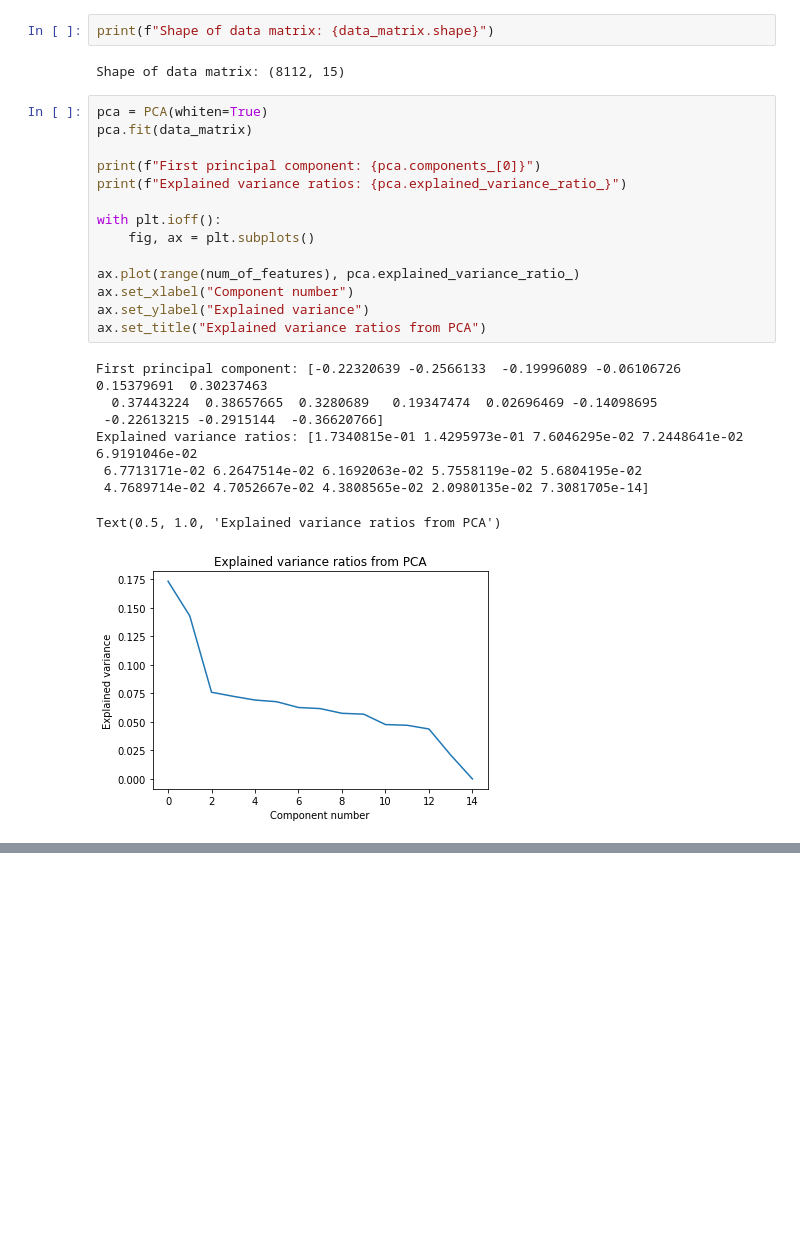
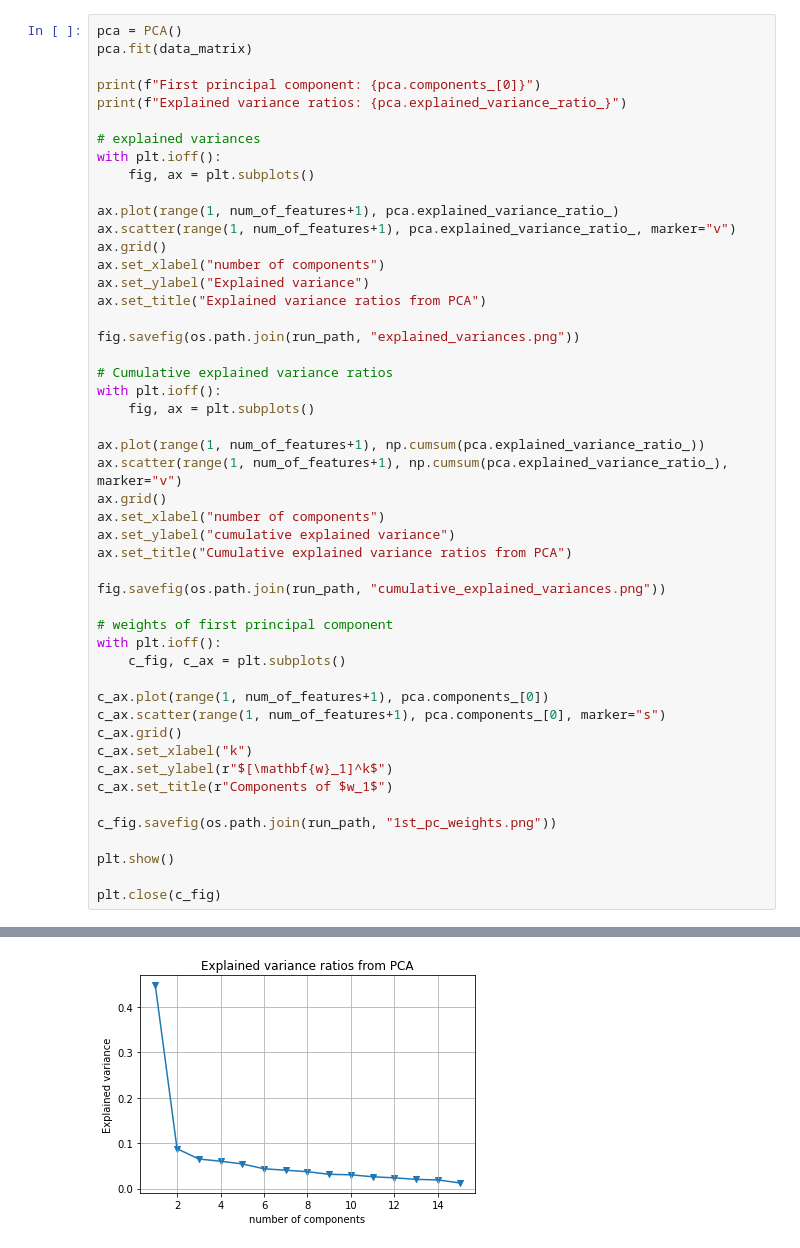
Before and after one commit to SyuW/Liquid-Crystals-Monte-Carlo, a Jupyter notebook: notebooks/PCA_Liquid_Crystals.ipynb, the cells around one changed output, grey strips where cells are left out. Drawn from its saved outputs; the diff is of its cells as text; blank space fills up the shorter version.

```diff
--- a/notebooks/PCA_Liquid_Crystals.ipynb
+++ b/notebooks/PCA_Liquid_Crystals.ipynb
@@ -225,27 +394,50 @@ print(data_matrix[0])
-# %%
-print(f"Shape of data matrix: {data_matrix.shape}")
-# %% [output]
-Shape of data matrix: (8112, 15)
-# %%
-pca = PCA(whiten=True)
-pca.fit(data_matrix)
-
-print(f"First principal component: {pca.components_[0]}")
-print(f"Explained variance ratios: {pca.explained_variance_ratio_}")
-
-with plt.ioff():
-    fig, ax = plt.subplots()
-
-ax.plot(range(num_of_features), pca.explained_variance_ratio_)
-ax.set_xlabel("Component number")
-ax.set_ylabel("Explained variance")
-ax.set_title("Explained variance ratios from PCA")
-# %% [output]
-First principal component: [-0.22320639 -0.2566133  -0.19996089 -0.06106726  0.15379691  0.30237463
-  0.37443224  0.38657665  0.3280689   0.19347474  0.02696469 -0.14098695
- -0.22613215 -0.2915144  -0.36620766]
-Explained variance ratios: [1.7340815e-01 1.4295973e-01 7.6046295e-02 7.2448641e-02 6.9191046e-02
- 6.7713171e-02 6.2647514e-02 6.1692063e-02 5.7558119e-02 5.6804195e-02
- 4.7689714e-02 4.7052667e-02 4.3808565e-02 2.0980135e-02 7.3081705e-14]
-Text(0.5, 1.0, 'Explained variance ratios from PCA')
-[figure, removed]
+# %%
+pca = PCA()
+pca.fit(data_matrix)
+
+print(f"First principal component: {pca.components_[0]}")
+print(f"Explained variance ratios: {pca.explained_variance_ratio_}")
+
+# explained variances
+with plt.ioff():
+    fig, ax = plt.subplots()
+
+ax.plot(range(1, num_of_features+1), pca.explained_variance_ratio_)
+ax.scatter(range(1, num_of_features+1), pca.explained_variance_ratio_, marker="v")
+ax.grid()
+ax.set_xlabel("number of components")
+ax.set_ylabel("Explained variance")
+ax.set_title("Explained variance ratios from PCA")
+
+fig.savefig(os.path.join(run_path, "explained_variances.png"))
+
+# Cumulative explained variance ratios
+with plt.ioff():
+    fig, ax = plt.subplots()
+
+ax.plot(range(1, num_of_features+1), np.cumsum(pca.explained_variance_ratio_))
+ax.scatter(range(1, num_of_features+1), np.cumsum(pca.explained_variance_ratio_), marker="v")
+ax.grid()
+ax.set_xlabel("number of components")
+ax.set_ylabel("cumulative explained variance")
+ax.set_title("Cumulative explained variance ratios from PCA")
+
+fig.savefig(os.path.join(run_path, "cumulative_explained_variances.png"))
+
+# weights of first principal component
+with plt.ioff():
+    c_fig, c_ax = plt.subplots()
+
+c_ax.plot(range(1, num_of_features+1), pca.components_[0])
+c_ax.scatter(range(1, num_of_features+1), pca.components_[0], marker="s")
+c_ax.grid()
+c_ax.set_xlabel("k")
+c_ax.set_ylabel(r"$[\mathbf{w}_1]^k$")
+c_ax.set_title(r"Components of $w_1$")
+
+c_fig.savefig(os.path.join(run_path, "1st_pc_weights.png"))
+
+plt.show()
+
+plt.close(c_fig)
+# %% [output]
@@ -251,0 +450 @@ Text(0.5, 1.0, 'Explained variance ratios from PCA')
+[figure, added]
```
Also changed, not shown: parts of 23 cells of this notebook, 7 other files.
